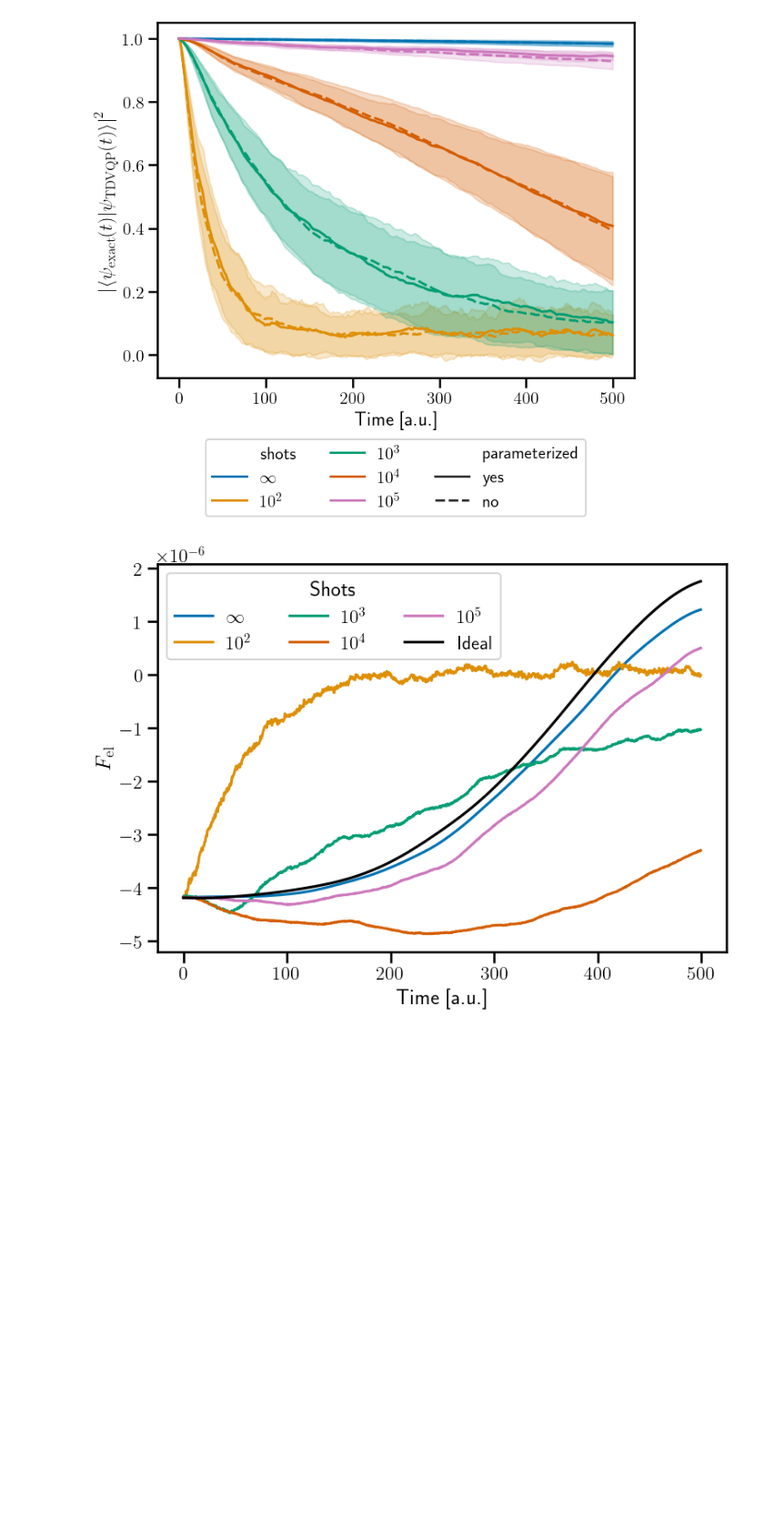
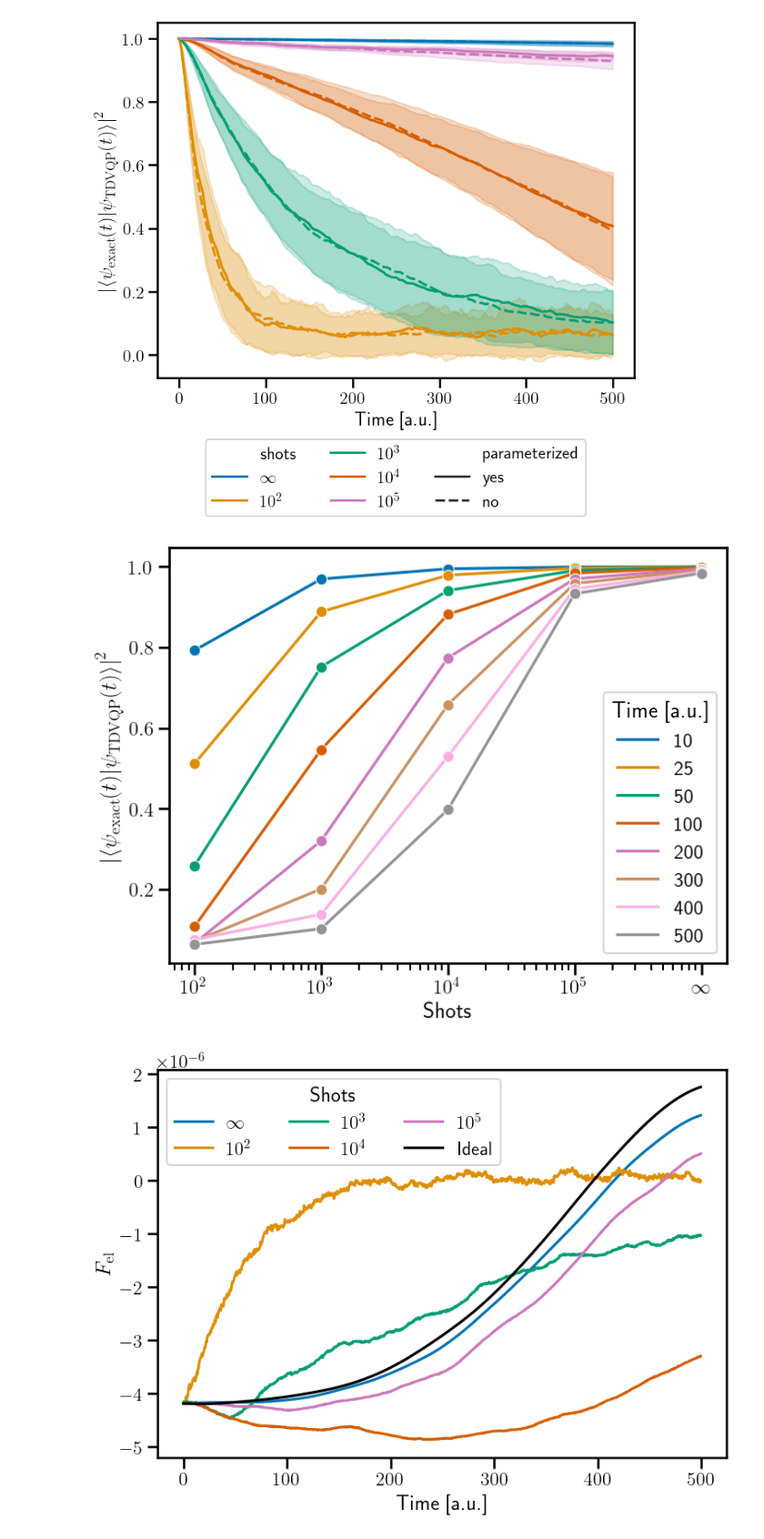
Before and after one commit to danielbultrini/TDVQP_SM, a Jupyter notebook: param_unparam.ipynb, the cells around one changed output. Shown at 91% size. Saved outputs shown, nothing was run; the diff lists cells and outputs as text; code cells hidden in the pictures; blank space fills up the shorter version.

```diff
--- a/param_unparam.ipynb
+++ b/param_unparam.ipynb
@@ -273,6 +308,32 @@ plt.legend(handles=handles, labels=labels, ncol=3,bbox_to_anchor=(0.5, -0.15), l
 # %% [output]
 <matplotlib.legend.Legend at 0x...>
 [figure]
+# %%
+fig, ax = plt.subplots(nrows=1,figsize=((8, 6)))
+
+sns.lineplot(data=dfs.query('parameterized=="no" & times==10|times==25|times==50|times==100|times==200|times==300|times==400|times==499'),marker='o', x="shotsn", y="fidelity_to_exact", ci=None, ax=ax, palette="colorblind",hue='times')
+ax.set(ylabel=r'$\left |\langle\psi_\mathrm{exact}(t)|\psi_\mathrm{TDVQP}(t)\rangle\right |^2 $',xlabel= r'Shots')
+# ax.set_title('Fidelity Against Time')
+plt.xscale('log')
+handles, labels = plt.gca().get_legend_handles_labels()
+
+# Create legend
+plt.legend(handles=handles, labels=labels, ncol=4,bbox_to_anchor=(0.5, -0.15), loc='upper center',title='Time [a.u.]')
+
+labels = [item.get_text() for item in ax.get_xticklabels()]
+labels[-3] = '$\infty$'
+ax.set_xticklabels(labels)
+legend = ax.legend()
+
+for i in range(len(legend.get_texts())):
+    old_label = legend.get_texts()[i].get_text()
+    new_label = str(round(float(old_label) / 5) * 5).replace('.0', '')
+    legend.get_texts()[i].set_text(new_label)
+    legend.get_texts()[i].set_text(new_label)
+legend.set_title('Time [a.u.]')
+plt.savefig('additional_plots/shot_fidelity.pdf')
+# %% [output]
+[figure, added]
 # %%
 fig, ax = plt.subplots(figsize=((8, 6)))
 # sns.lineplot(data=sdf, x="times", y="QC_forces_el", ax=ax, units="sample", estimator=None, alpha=0.05,label=None)
```
Also changed, not shown: parts of 3 cells of this notebook, 2 other files.
